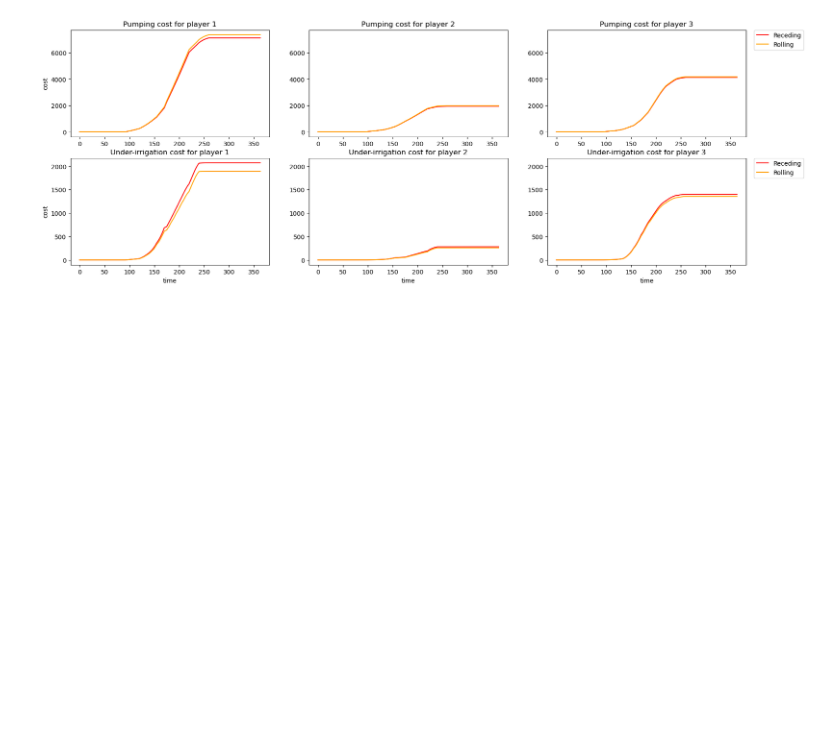
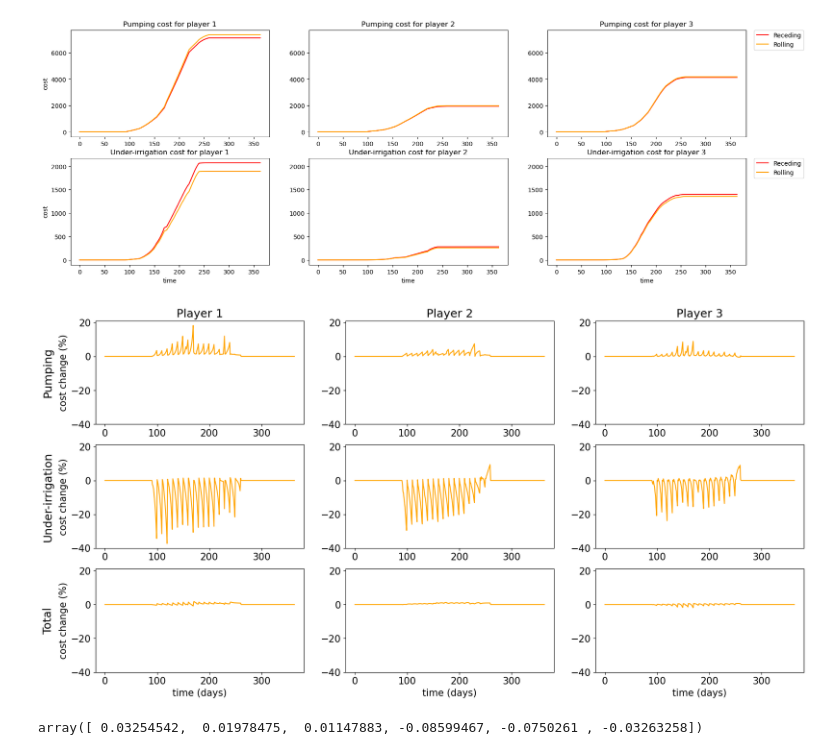
Before and after one commit to leonardchanfreau/RHG_GroundWater, a Jupyter notebook: test_turnpike_irrigation_scheduling.ipynb, the cells around one changed output. Cells and saved outputs as stored; diff of their text form; code cells hidden in the pictures; blank space fills up the shorter version.

```diff
--- a/test_turnpike_irrigation_scheduling.ipynb
+++ b/test_turnpike_irrigation_scheduling.ipynb
@@ -278,37 +278,37 @@ for ii in range(3):
     ax.set_title(ttl)
     if ii == 0:
         ax.set_ylabel("cost change (%)")
         ax.annotate('Pumping', xy=(0, 0.5), xytext=(-ax.yaxis.labelpad - 5, 0),
                 xycoords=ax.yaxis.label, textcoords='offset points',
                 size='large', ha='right', va='center', rotation=90)
     ax.plot(100*(costs_augmentation_rolling[ii, :]), color="orange", label='rolling')
 #leg = ax.legend(bbox_to_anchor=(1.04, 1), loc="upper left", borderaxespad=0)
 
 #ax=None
 for ii in range(3):
     ax = fig.add_subplot(3, 3, 3+ii+1, sharey=ax)
     if ii == 0:
         ax.set_ylabel("cost change (%)")
         ax.annotate('Under-irrigation', xy=(0, 0.5), xytext=(-ax.yaxis.labelpad - 5, 0),
                 xycoords=ax.yaxis.label, textcoords='offset points',
                 size='large', ha='right', va='center', rotation=90)
     ax.plot(100*(costs_augmentation_rolling[ii+3, :]), color="orange", label='rolling')
-    # ax.text(costs_augmentation_welfare.shape[1]-10, 100*costs_augmentation_welfare[ii+3,-1]+10, f"{int(costs_augmentation_welfare[ii+3,-1]*100):+}%")
-    ax.plot(100*(costs_augmentation_myopic[ii+3, :]), color="tomato", label='myopic')
-    # ax.text(costs_augmentation_myopic.shape[1]-10, 100*costs_augmentation_myopic[ii+3,-1]+10, f"{int(costs_augmentation_myopic[ii+3,-1]*100):+}%")
 fig.show()
 
 #ax=None
 for ii in range(3):
     ax = fig.add_subplot(3, 3, 6+ii+1, sharey=ax)
     ax.set_xlabel("time (days)")
     if ii == 0:
         ax.set_ylabel("cost change (%)")
         ax.annotate('Total', xy=(0, 0.5), xytext=(-ax.yaxis.labelpad - 5, 0),
                 xycoords=ax.yaxis.label, textcoords='offset points',
                 size='large', ha='right', va='center', rotation=90)
-    ax.plot(100*(total_cost_augmentation_welfare[ii, :]), color="orange", label='welfare')
-    # ax.text(total_cost_augmentation_welfare.shape[1]-10, 100*total_cost_augmentation_welfare[ii,-1]+10, f"{int(total_cost_augmentation_welfare[ii,-1]*100):+}%")
-    ax.plot(100*(total_cost_augmentation_myopic[ii, :]), color="tomato", label='myopic')
-    # ax.text(total_cost_augmentation_myopic.shape[1]-10, 100*total_cost_augmentation_myopic[ii,-1]+10, f"{int(total_cost_augmentation_myopic[ii,-1]*100):+}%")
+    ax.plot(100*(total_cost_augmentation_rolling[ii, :]), color="orange", label='welfare')
 fig.show()
+# %% [output]
+[figure, added]
+# %%
+cum_costs_augmentation_rolling[:,-1]
+# %% [output]
+array([ 0.03254542,  0.01978475,  0.01147883, -0.08599467, -0.0750261 , -0.03263258])
```
Also changed, not shown: 8 other files.
